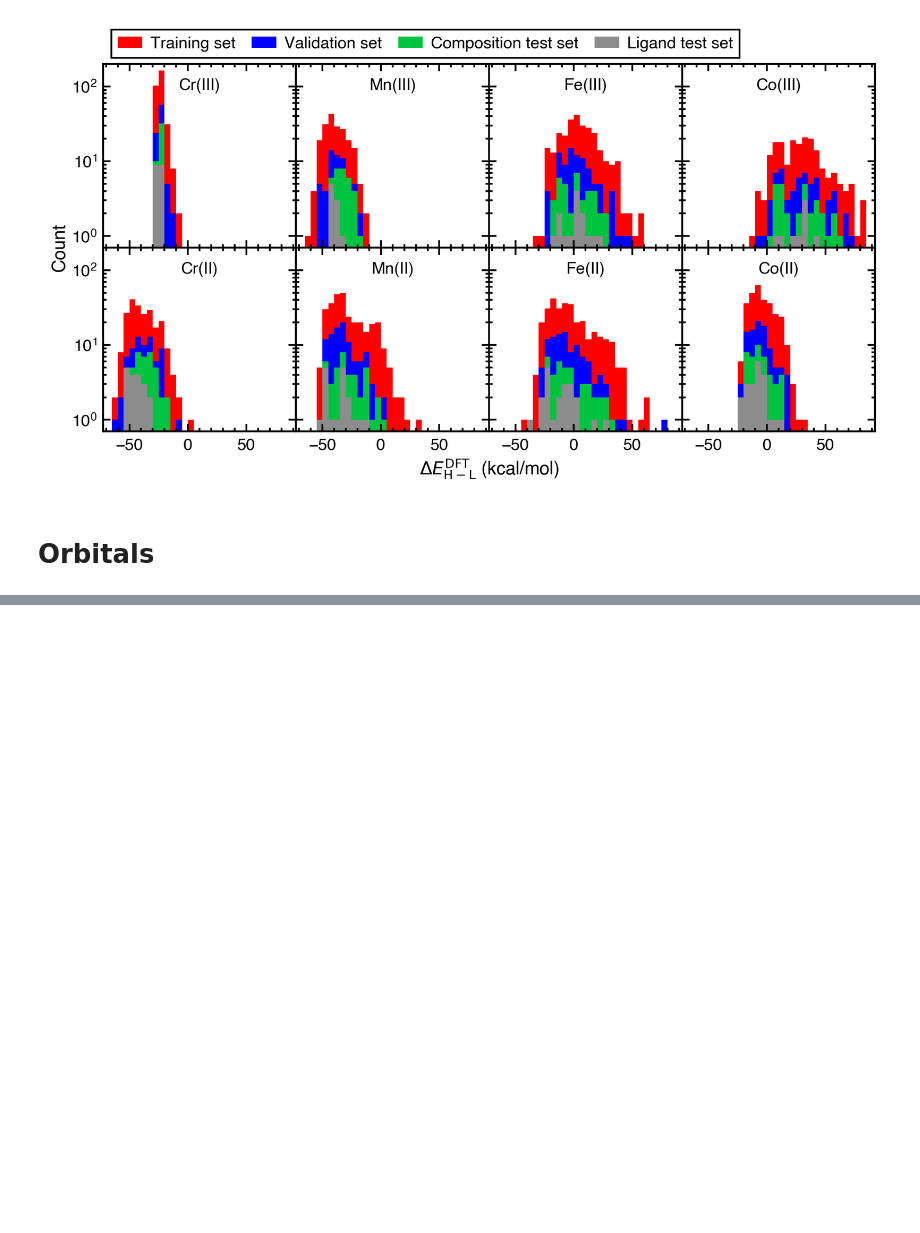
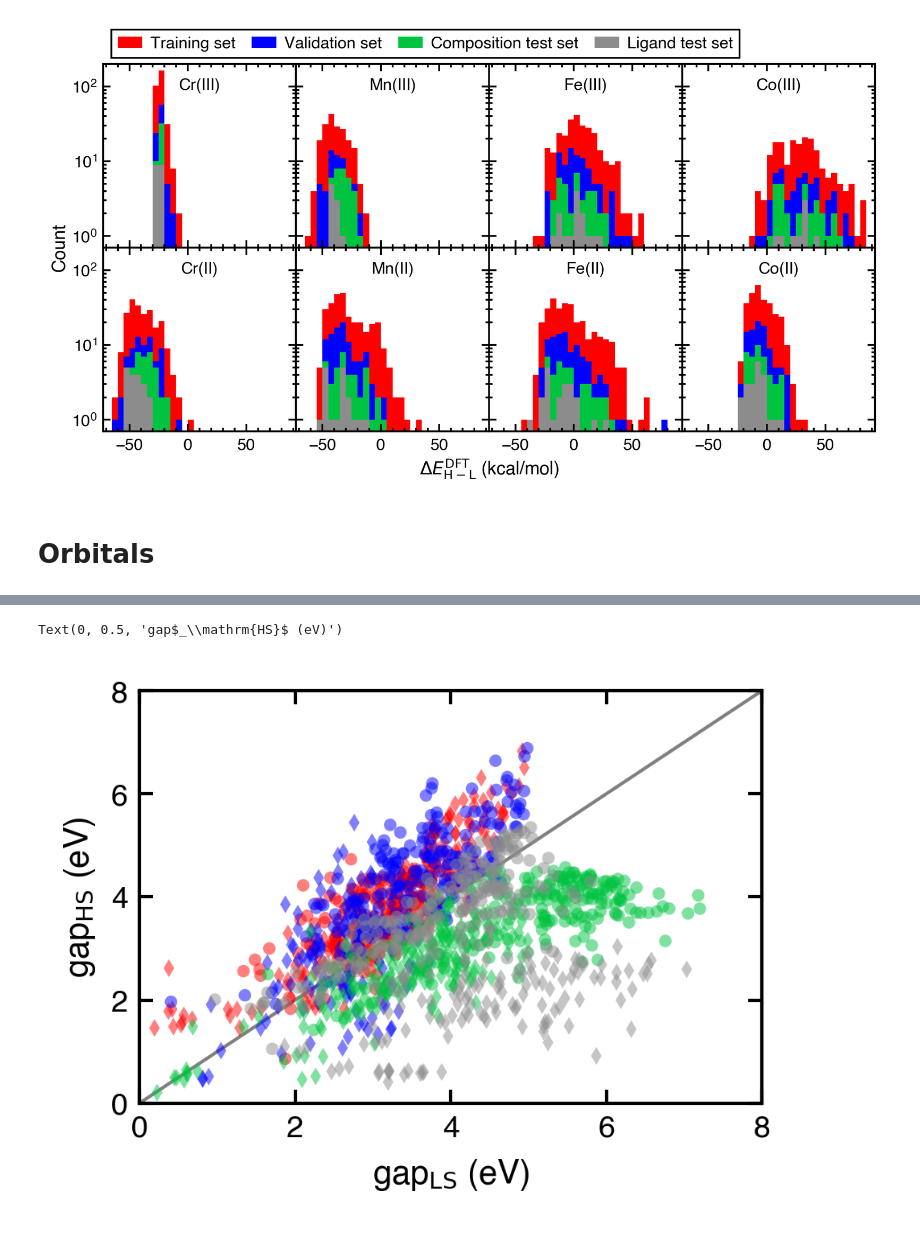
Before and after one commit to hjkgrp/many_body_ml, a Jupyter notebook: scripts_and_notebooks/plotting/histograms_target_data.ipynb, the cells around one changed output, grey strips where cells are left out. Saved outputs shown, nothing was run; the diff lists cells and outputs as text; code cells hidden in the pictures; blank space fills up the shorter version.

```diff
--- a/scripts_and_notebooks/plotting/histograms_target_data.ipynb
+++ b/scripts_and_notebooks/plotting/histograms_target_data.ipynb
@@ -275,0 +231,11 @@ fig.savefig("plots/histogram_gap.pdf")
+# %%
+median_HOMOs = {}
+for name, df in zip(df_names, data_sets):
+    median_HOMOs[name] = {}
+    for core in unique_cores:
+        cores = df[["metal", "ox"]].apply(lambda x: f"{x.metal}{x.ox}", axis=1).values
+        mask = cores == core
+        HOMOs = df[mask][TargetProperty.ORBITALS.full_name()].values[:, :2].flatten()
+        median_HOMOs[name][core] = np.median(HOMOs)
+df_median_HOMO = pd.DataFrame.from_dict(median_HOMOs, orient="index")
+df_median_HOMO.round(1)
@@ -275,0 +284,34 @@ fig.savefig("plots/histogram_gap.pdf")
+# %%
+df_train = data_sets[0]
+
+fig, ax = plt.subplots()
+for core in unique_cores:
+    cores = df_train[["metal", "ox"]].apply(lambda x: f"{x.metal}{x.ox}", axis=1).values
+    mask = cores == core
+    gap_ls = (
+        df_train[mask][TargetProperty.ORBITALS.full_name()].values[:, 2].flatten()
+        - df_train[mask][TargetProperty.ORBITALS.full_name()].values[:, 0].flatten()
+    )
+    gap_hs = (
+        df_train[mask][TargetProperty.ORBITALS.full_name()].values[:, 3].flatten()
+        - df_train[mask][TargetProperty.ORBITALS.full_name()].values[:, 1].flatten()
+    )
+    ax.scatter(
+        gap_ls,
+        gap_hs,
+        alpha=0.5,
+        s=14,
+        color=color_dict[core[:2]],
+        marker=marker_dict[core[-1]],
+        edgecolors="None",
+    )
+
+upper_lim = 8
+ax.plot([0, upper_lim], [0, upper_lim], color="0.5", zorder=0)
+ax.set_xlim([0, upper_lim])
+ax.set_ylim([0, upper_lim])
+ax.set_xlabel("gap$_\mathrm{LS}$ (eV)")
+ax.set_ylabel("gap$_\mathrm{HS}$ (eV)")
+# %% [output]
+Text(0, 0.5, 'gap$_\\mathrm{HS}$ (eV)')
+[figure, added]
```
Also changed, not shown: parts of 10 cells of this notebook, 3 other files.
